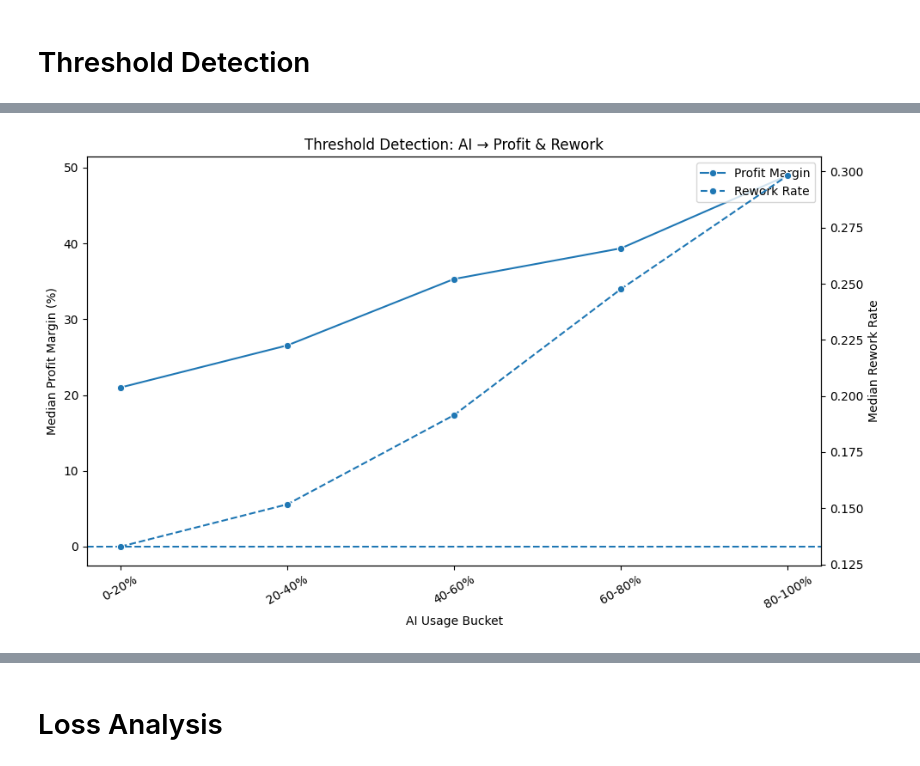
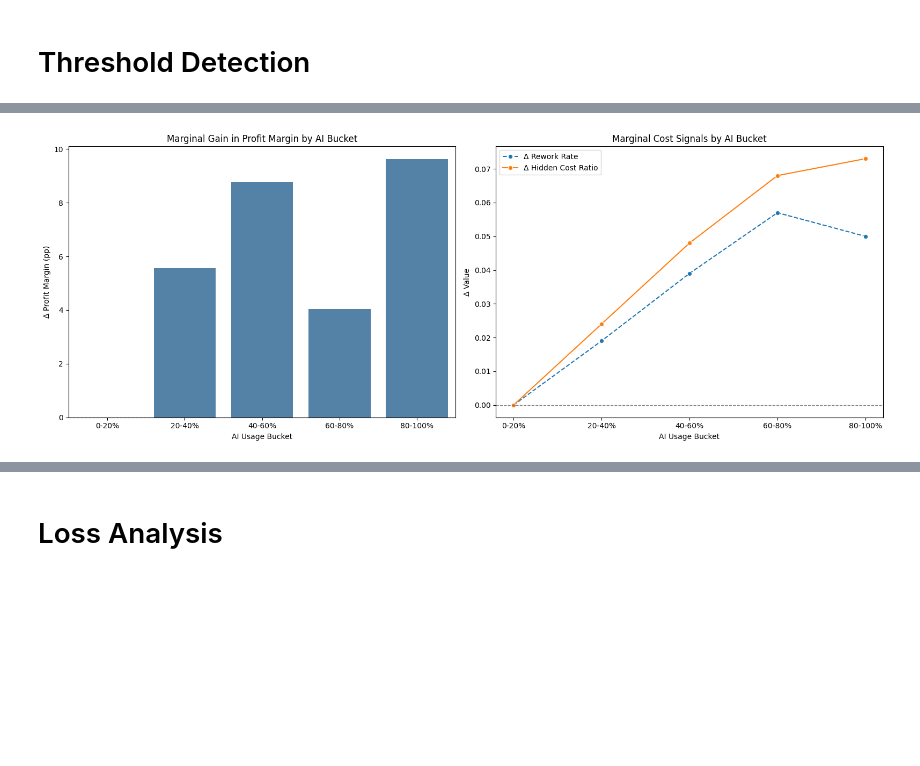
Before and after one commit to andreamammano89-maker/ML_Project_SEA_815441, a Jupyter notebook: main.ipynb, the cells around one changed output, grey strips where cells are left out. Cells and saved outputs as stored; diff of their text form; code cells hidden in the pictures; blank space fills up the shorter version.

Commit message:
fix: apply code fix and add new markdown cells

```diff
--- a/main.ipynb
+++ b/main.ipynb
@@ -1325,57 +1411,59 @@ We compute the threshold table with both median levels and first-differences, th
 # %%
-# THRESHOLD DETECTION
+# THRESHOLD DETECTION (marginal effects, no duplicated level plots)
 
 threshold_df = df_productivity.groupby('ai_bucket', observed=True).agg(
-    profit_median = ('profit_margin',      'median'),
-    profit_std    = ('profit_margin',      'std'),
-    n_obs         = ('profit_margin',      'count'),
-    rework_median = ('rework_rate',        'median'),
-    hidden_median = ('hidden_cost_ratio',  'median'),
-    time_median   = ('hours_spent',        'median')
-).round(3)
-threshold_df = pd.DataFrame(threshold_df).reset_index()
+    profit_median=('profit_margin', 'median'),
+    profit_std=('profit_margin', 'std'),
+    n_obs=('profit_margin', 'count'),
+    rework_median=('rework_rate', 'median'),
+    hidden_median=('hidden_cost_ratio', 'median'),
+    time_median=('hours_spent', 'median')
+).round(3).reset_index()
 
-print("=== Threshold table ===")
+threshold_df['profit_diff'] = threshold_df['profit_median'].diff().fillna(0)
+threshold_df['rework_diff'] = threshold_df['rework_median'].diff().fillna(0)
+threshold_df['hidden_diff'] = threshold_df['hidden_median'].diff().fillna(0)
+
+print("=== Threshold table with marginal effects ===")
 display(threshold_df)
 
-# ── Dual-axis: Profit Margin + Rework Rate ──────────────────
-fig, ax1 = plt.subplots(figsize=(10, 6))
+# ── Marginal effects plot (new information vs previous cells) ──
+fig, ax = plt.subplots(1, 2, figsize=(16, 6))
 
-sns.lineplot(data=df_productivity, x='ai_bucket', y='profit_margin',
-             estimator='median', errorbar=None, marker='o',
-             ax=ax1, label='Profit Margin')
+sns.barplot(
+    data=threshold_df,
+    x='ai_bucket',
+    y='profit_diff',
+    color='steelblue',
+    ax=ax[0]
+)
+ax[0].axhline(0, linestyle='--', linewidth=1, color='gray')
+ax[0].set_title('Marginal Gain in Profit Margin by AI Bucket')
+ax[0].set_xlabel('AI Usage Bucket')
+ax[0].set_ylabel('Δ Profit Margin (pp)')
 
-ax1.axhline(0, linestyle='--')
-ax1.set_ylabel('Median Profit Margin (%)')
-ax1.set_xlabel('AI Usage Bucket')
-ax1.set_title('Threshold Detection: AI → Profit & Rework')
-ax1.tick_params(axis='x', rotation=30)
-
-ax2 = ax1.twinx()
-
-sns.lineplot(data=df_productivity, x='ai_bucket', y='rework_rate',
-             estimator='median', errorbar=None, marker='o',
-             linestyle='--', ax=ax2, label='Rework Rate')
-
-ax2.set_ylabel('Median Rework Rate')
-
-lines1, labels1 = ax1.get_legend_handles_labels()
-lines2, labels2 = ax2.get_legend_handles_labels()
-ax1.legend(lines1 + lines2, labels1 + labels2, loc='upper right')
-ax2.get_legend().remove()
+sns.lineplot(
+    data=threshold_df,
+    x='ai_bucket',
+    y='rework_diff',
+    marker='o',
+    linestyle='--',
+    label='Δ Rework Rate',
+    ax=ax[1]
+)
+sns.lineplot(
+    data=threshold_df,
+    x='ai_bucket',
+    y='hidden_diff',
+    marker='o',
+    label='Δ Hidden Cost Ratio',
+    ax=ax[1]
+)
+ax[1].axhline(0, linestyle='--', linewidth=1, color='gray')
+ax[1].set_title('Marginal Cost Signals by AI Bucket')
+ax[1].set_xlabel('AI Usage Bucket')
+ax[1].set_ylabel('Δ Value')
+ax[1].legend(loc='upper left')
 
 plt.tight_layout()
-
-# ── Hidden Cost ──────────────────────────────────────────────
-fig, ax = plt.subplots(figsize=(8, 5))
-
-sns.lineplot(data=df_productivity, x='ai_bucket', y='hidden_cost_ratio',
-             estimator='median', errorbar=None, marker='o', ax=ax)
-
-ax.set_title('AI Usage → Hidden Cost')
-ax.set_xlabel('AI Usage Bucket')
-ax.set_ylabel('Hidden Cost Ratio')
-
-plt.xticks(rotation=30)
-plt.tight_layout()
 # %% [output]
@@ -1389 +1477 @@ plt.tight_layout()
-[figure, old version]
+[figure, new version]
```
Also changed, not shown: parts of 21 cells of this notebook.
